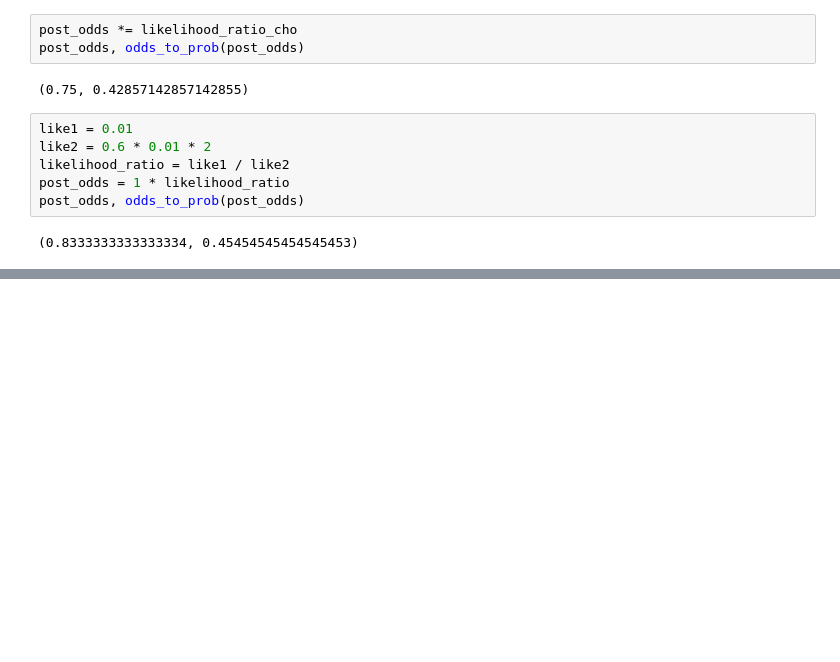
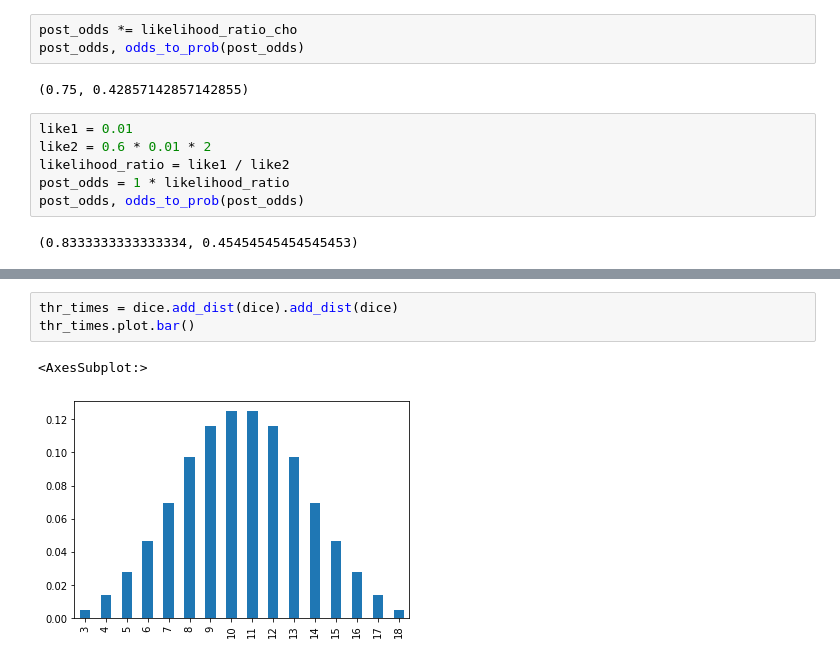
Before and after one commit to minstrel1149/think_bayes, a Jupyter notebook: Ch.06_Odds_and_Addends.ipynb, the cells around one changed output, grey strips where cells are left out. Saved outputs shown, nothing was run; the diff lists cells and outputs as text; blank space fills up the shorter version.

```diff
--- a/Ch.06_Odds_and_Addends.ipynb
+++ b/Ch.06_Odds_and_Addends.ipynb
@@ -35,0 +44,6 @@ post_odds, odds_to_prob(post_odds)
+# %%
+thr_times = dice.add_dist(dice).add_dist(dice)
+thr_times.plot.bar()
+# %% [output]
+<AxesSubplot:>
+[figure, added]
```
Also changed, not shown: parts of 11 cells of this notebook, 1 other file.
